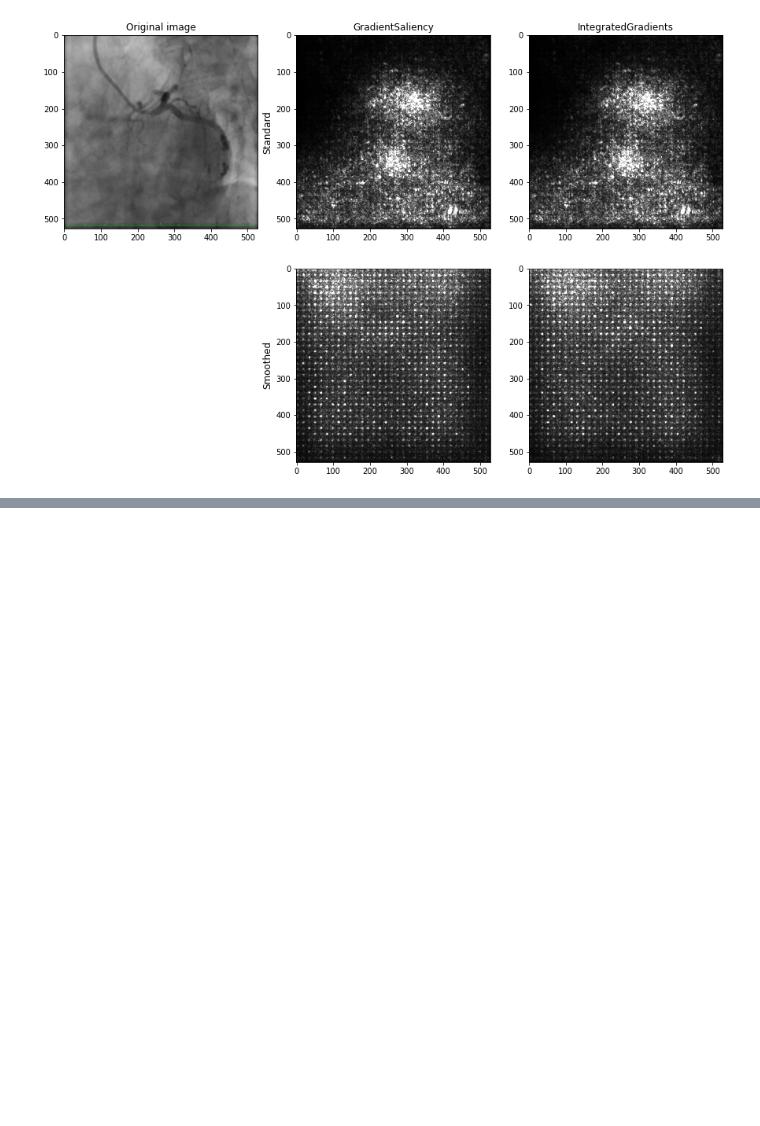
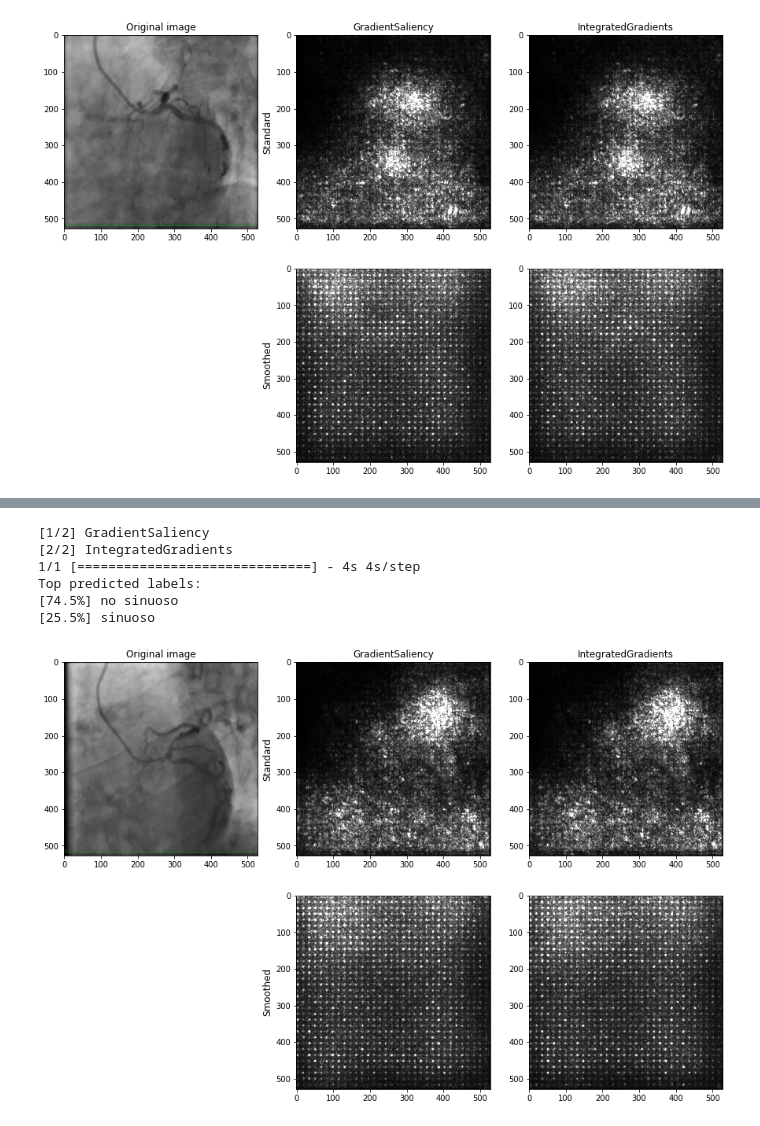
Before and after one commit to MiriamCobo/CoronaryArteries, a Jupyter notebook: notebooks/3.2-Saliency_maps.ipynb, the cells around one changed output, grey strips where cells are left out. Drawn from its saved outputs; the diff is of its cells as text; code cells hidden in the pictures; blank space fills up the shorter version.

```diff
--- a/notebooks/3.2-Saliency_maps.ipynb
+++ b/notebooks/3.2-Saliency_maps.ipynb
@@ -26,7 +26,7 @@ from imgclas.visualization.integrated_gradients import IntegratedGradients
 from imgclas.visualization.visual_backprop import VisualBackprop
 
 # User parameters to set
-TIMESTAMP = '2021-10-29_Xception_Tortuosidad_50ep'                       # timestamp of the model
+TIMESTAMP = '2021-10-29_Xception_Tortuosidad_spider_50ep'                       # timestamp of the model
 MODEL_NAME = 'final_model.h5'                           # model to use to make the prediction
 TOP_K = 2                                               # number of top classes predictions to save
 
@@ -300,0 +309,62 @@ for j in range(pred_lab.shape[1]):
+# %%
+FILEPATH = '/srv/datos/GrupoA_Revision_BC/10527/10527_SPIDER_n.jpg'
+saliency_types = [GradientSaliency, IntegratedGradients]#, VisualBackprop] # --> VisualBackprop seems to give errors
+# https://stackoverflow.com/questions/52606751/invalidargumenterror-input-10-is-both-fed-and-fetched posible solucion al error
+
+figsize = 5
+fig, axs = plt.subplots(2, len(saliency_types)+1, figsize=(figsize*(len(saliency_types)+1), figsize*2))
+axs = axs.T.flatten()
+
+# Load the image and preprocess it for the saliency maps computation
+data_gen = k_crop_data_sequence(inputs=[FILEPATH],
+                                im_size=conf['model']['image_size'],
+                                mean_RGB=conf['dataset']['mean_RGB'],
+                                std_RGB=conf['dataset']['std_RGB'],
+                                preprocess_mode=conf['model']['preprocess_mode'],
+                                aug_params=None,
+                                crop_mode='random',
+                                crop_number=1)#,
+                                #filemode='local')
+
+img_arr = data_gen.__getitem__(0)
+img_arr = img_arr.squeeze(axis=0)
+
+# Original image
+image = data_utils.load_image(FILEPATH)#, filemode='local')
+image = data_utils.resize_im(image, height=conf['model']['image_size'], width=conf['model']['image_size'])
+axs[0].imshow(image)
+axs[0].set_title('Original image', fontsize=12)
+fig.delaxes(axs[1])
+axs = axs[2:]
+
+# Saliency maps
+axs[0].set_ylabel('Standard', fontsize=12)
+axs[1].set_ylabel('Smoothed', fontsize=12)
+for i, f in enumerate(saliency_types):
+    print('[{}/{}] {}'.format(i+1, len(saliency_types), f.__name__))
+    saliency_func = f(model)
+
+    # Normal map
+    mask = saliency_func.get_mask(img_arr)
+    mask = np.sum(np.abs(mask), axis=2)
+    axs[i*2].imshow(mask, cmap=plt.cm.gray, vmin=np.amin(mask), vmax=np.percentile(mask, 98))
+    axs[i*2].set_title(saliency_func.__class__.__name__, fontsize=12)
+
+    # Smoothgrad map
+    mask = saliency_func.get_smoothed_mask(img_arr) # el error esta en get_smoothed_mask de visual_backprop
+    mask = np.sum(np.abs(mask), axis=2)
+    axs[i*2+1].imshow(mask, cmap=plt.cm.gray, vmin=np.amin(mask), vmax=np.percentile(mask, 98))
+
+# Print predicted labels
+pred_lab, pred_prob = predict(model, FILEPATH, conf, top_K=TOP_K)#, filemode='local')
+print('Top predicted labels:')
+for j in range(pred_lab.shape[1]):
+    print('[{:.1f}%] {}'.format(pred_prob[0, j] * 100, class_names[pred_lab[0, j]]))
+# %% [output]
+[1/2] GradientSaliency
+[2/2] IntegratedGradients
+1/1 [==============================] - 4s 4s/step
+Top predicted labels:
+[74.5%] no sinuoso
+[25.5%] sinuoso
+[figure, added]
```
Also changed, not shown: parts of 3 cells of this notebook, 3 other files.
